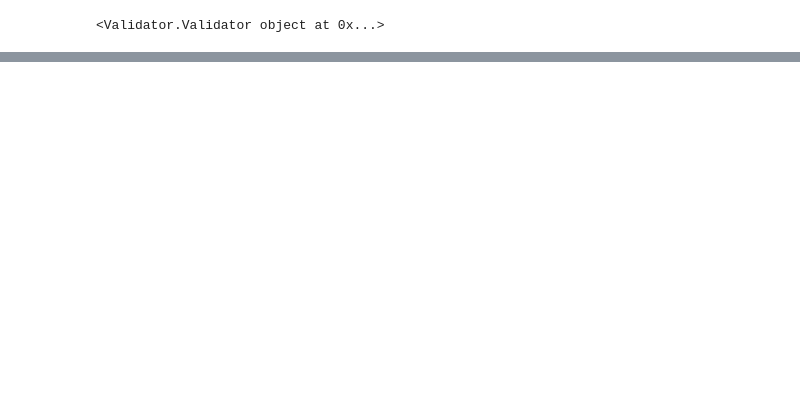
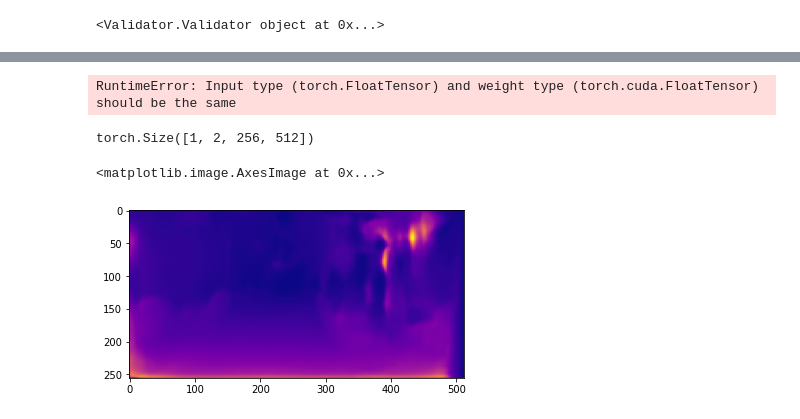
Before and after one commit to chenliz1/CS684-Project, a Jupyter notebook: Script.ipynb, the cells around one changed output, grey strips where cells are left out. Drawn from its saved outputs; the diff is of its cells as text; code cells hidden in the pictures; blank space fills up the shorter version.

```diff
--- a/Script.ipynb
+++ b/Script.ipynb
@@ -34,3 +38,4 @@ val_dataset[0]
           [0.1059, 0.1098, 0.1137,  ..., 0.1961, 0.1922, 0.1961]]]))
 # %%
 network = ResnetDispModel(3)
+network.load_state_dict(torch.load('params.pkl'))
@@ -73,11 +105,18 @@ plt.imshow(sample_np)
 # %%
-disp1, disp2, disp3, disp4 = trained_net(sample.cuda())
+disp1, disp2, disp3, disp4 = network(sample)
+# %% [output]
+RuntimeError: Input type (torch.FloatTensor) and weight type (torch.cuda.FloatTensor) should be the same
 # %%
 disp1.size()
+# %% [output]
+torch.Size([1, 2, 256, 512])
 # %%
 disp1_np = np.array(disp1.cpu().detach().numpy())
-disp1_np =np.squeeze(disp1_np)[0]
+disp1_np =np.squeeze(disp1_np)[1]
 plt.imshow(disp1_np, cmap="plasma")
+# %% [output]
+<matplotlib.image.AxesImage at 0x...>
+[figure, added]
 # %%
 disp2_np = np.array(disp2.cpu().detach().numpy())
 disp2_np =np.squeeze(disp2_np)[0]
```
Also changed, not shown: parts of 21 cells of this notebook, 6 other files.
